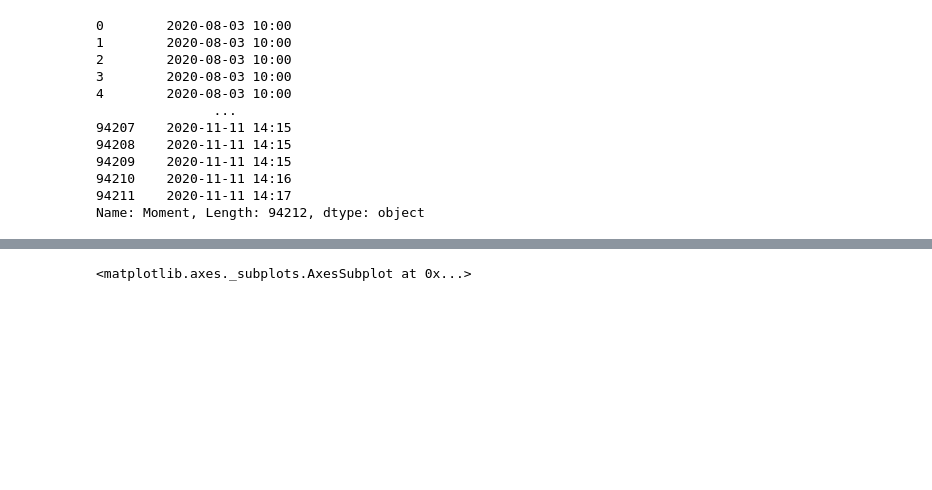
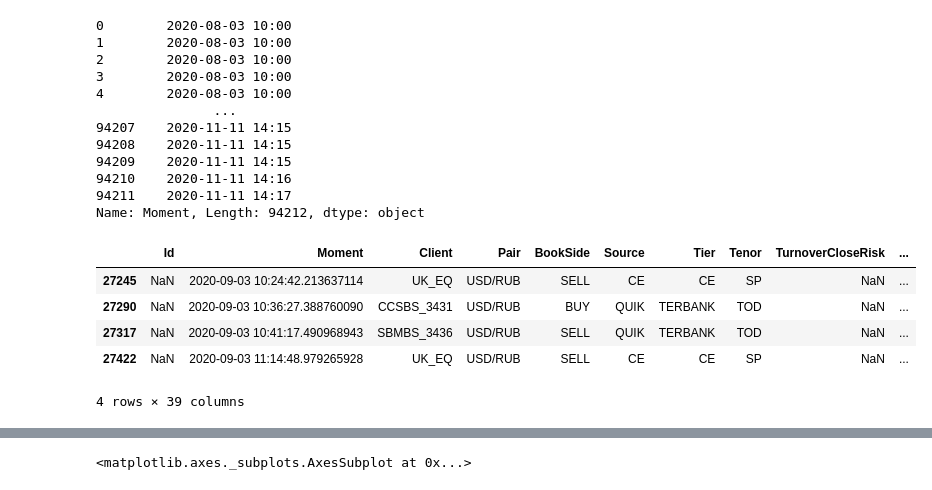
Before and after one commit to zebrabug/abides, a Jupyter notebook: orders_classifier.ipynb, the cells around one changed output, grey strips where cells are left out. Saved outputs shown, nothing was run; the diff lists cells and outputs as text; code cells hidden in the pictures; blank space fills up the shorter version.

```diff
--- a/orders_classifier.ipynb
+++ b/orders_classifier.ipynb
@@ -185,3 +185,18 @@ dates = list(pd.to_datetime(prep_deals.loc[(prep_deals.Month == 9) & (prep_deals
                                            'Moment'].dt.date).drop_duplicates()
                                                  .sort_values()
                                                  .dt.strftime('%Y-%m-%d'))
+# %%
+morning_rejects_1020  = prep_deals[(prep_deals['Moment'].dt.strftime('%H:%M') >= '10:20') & \
+           (prep_deals['Moment'].dt.strftime('%H:%M') <= '11:20') & \
+           (prep_deals.Month == 9) &\
+          (prep_deals['Type']=='Reject') & \
+          prep_deals.target]
+# %%
+morning_rejects_1020[morning_rejects_1020['Moment'].dt.strftime('%Y-%m-%d') == '2020-09-03']
+# %% [output]
+|  | Id | Moment | Client | Pair | BookSide | Source | Tier | Tenor | TurnoverCloseRisk | ... |
+| 27245 | NaN | 2020-09-03 10:24:42.213637114 | UK_EQ | USD/RUB | SELL | CE | CE | SP | NaN | ... |
+| 27290 | NaN | 2020-09-03 10:36:27.388760090 | CCSBS_3431 | USD/RUB | BUY | QUIK | TERBANK | TOD | NaN | ... |
+| 27317 | NaN | 2020-09-03 10:41:17.490968943 | SBMBS_3436 | USD/RUB | SELL | QUIK | TERBANK | TOD | NaN | ... |
+| 27422 | NaN | 2020-09-03 11:14:48.979265928 | UK_EQ | USD/RUB | SELL | CE | CE | SP | NaN | ... |
+4 rows × 39 columns
```
Also changed, not shown: parts of 3 cells of this notebook, 6 other files.
